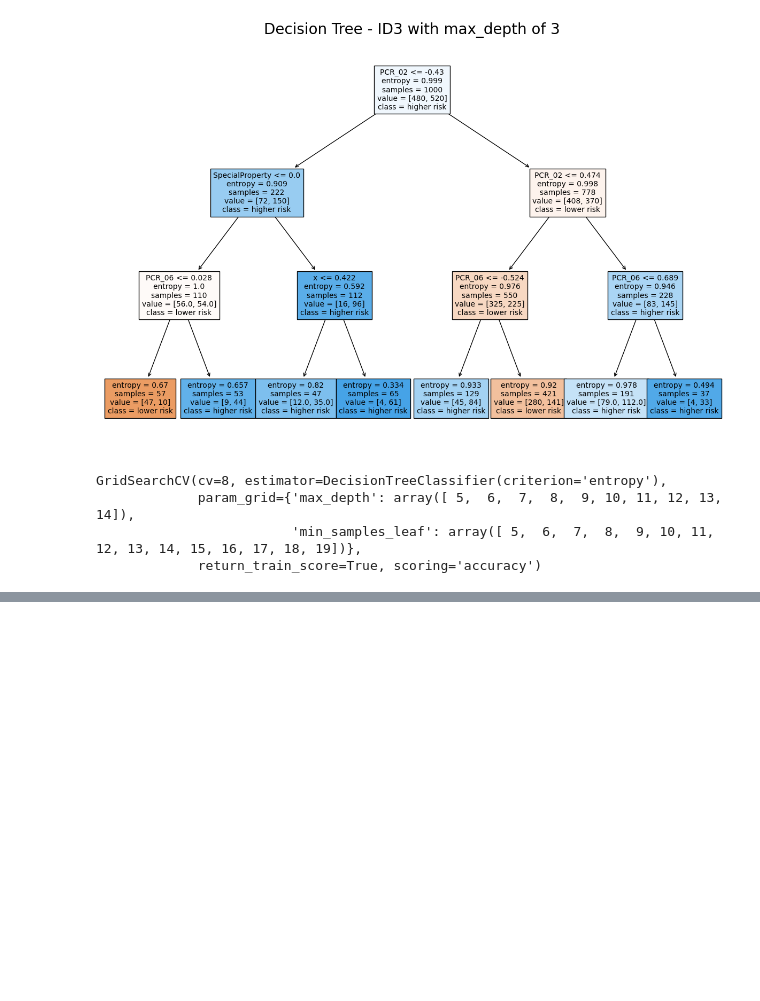
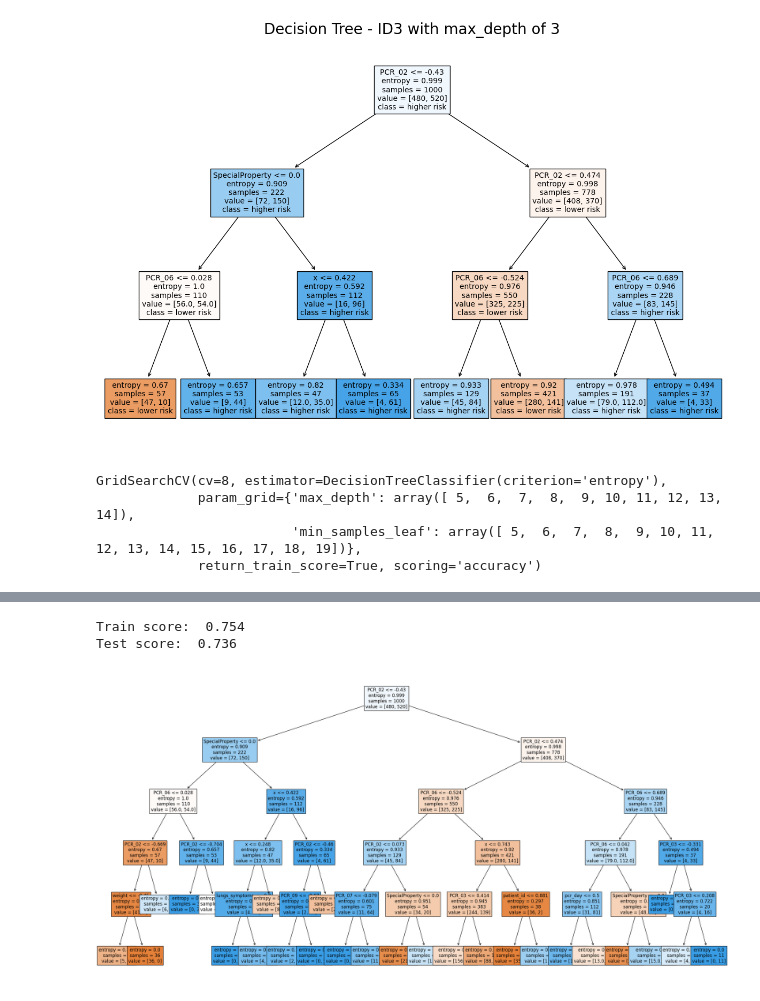
Before and after one commit to mayagel/mlhw2wet, a Jupyter notebook: Copy_of_Untitled1.ipynb, the cells around one changed output, grey strips where cells are left out. Drawn from its saved outputs; the diff is of its cells as text; code cells hidden in the pictures; blank space fills up the shorter version.

```diff
--- a/Copy_of_Untitled1.ipynb
+++ b/Copy_of_Untitled1.ipynb
@@ -362,0 +363,13 @@ plt.show()
+# %%
+tree_opt = DecisionTreeClassifier(criterion='entropy', max_depth=5, min_samples_split=19)
+tree_opt.fit(X_train,y_train['risk'])
+
+treeplot = plt.figure(figsize=(30,15))
+graph = plot_tree(tree_opt, feature_names=list(X_train.columns), fontsize=12, filled=True)
+
+print("Train score: ",tree_opt.score(X_train,y_train['risk']))
+print("Test score: ",tree_opt.score(X_test,y_test['risk']))
+# %% [output]
+Train score:  0.754
+Test score:  0.736
+[figure, added]
```
Also changed, not shown: parts of 1 cell of this notebook.
